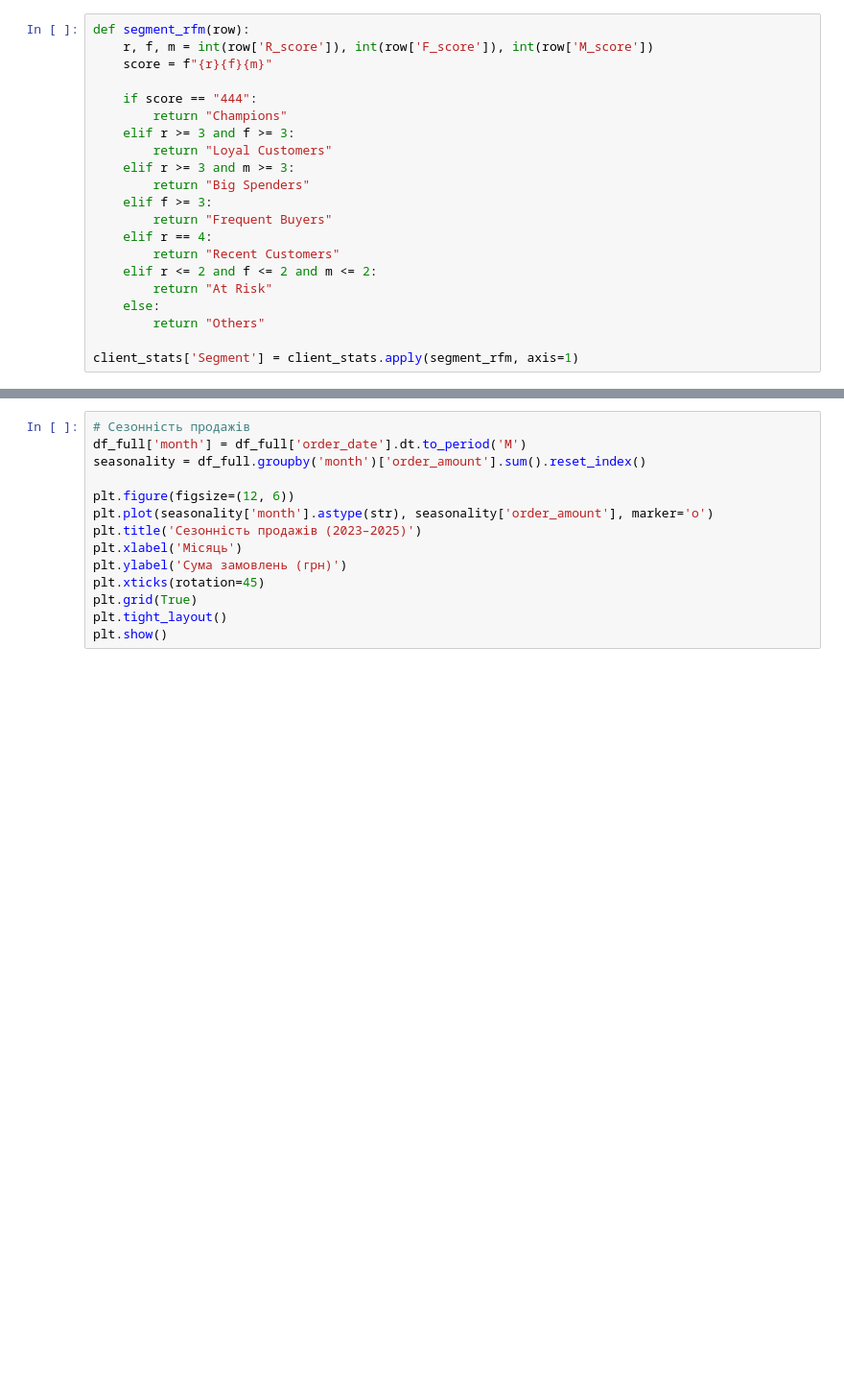
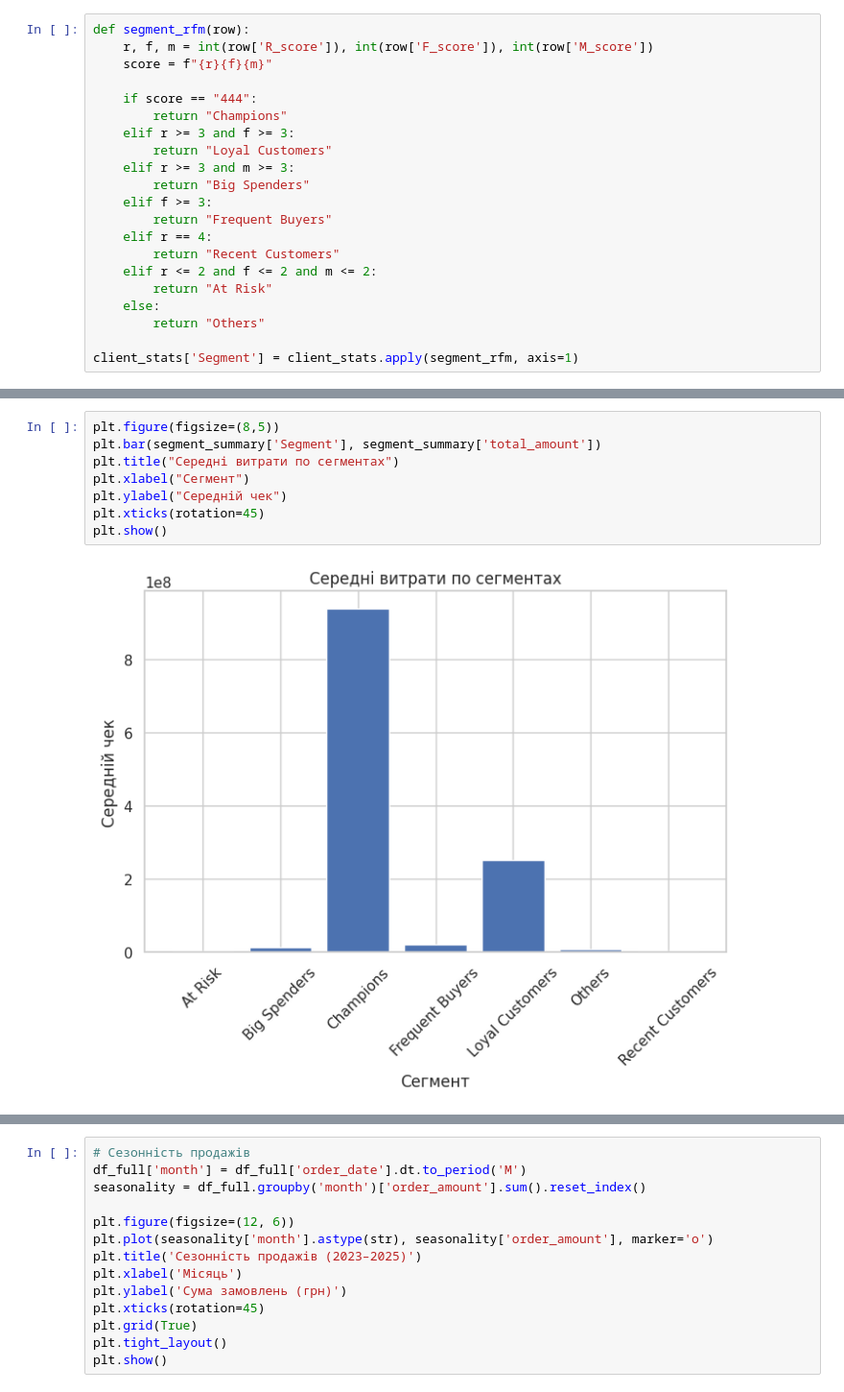
Before and after one commit to golubovska71-afk/main, a Jupyter notebook: "final_project_ipynb".ipynb, the cells around one changed output, grey strips where cells are left out. Shown at 96% size. Drawn from its saved outputs; the diff is of its cells as text; blank space fills up the shorter version.

```diff
--- a/"final_project_ipynb".ipynb
+++ b/"final_project_ipynb".ipynb
@@ -823,2 +835,12 @@ segment_summary
+# %%
+plt.figure(figsize=(8,5))
+plt.bar(segment_summary['Segment'], segment_summary['total_amount'])
+plt.title("Середні витрати по сегментах")
+plt.xlabel("Сегмент")
+plt.ylabel("Середній чек")
+plt.xticks(rotation=45)
+plt.show()
+# %% [output]
+[figure, added]
 # %% [markdown]
 Кого варто запросити з клієнтів в програму лояльності:
```
Also changed, not shown: parts of 8 cells of this notebook.
